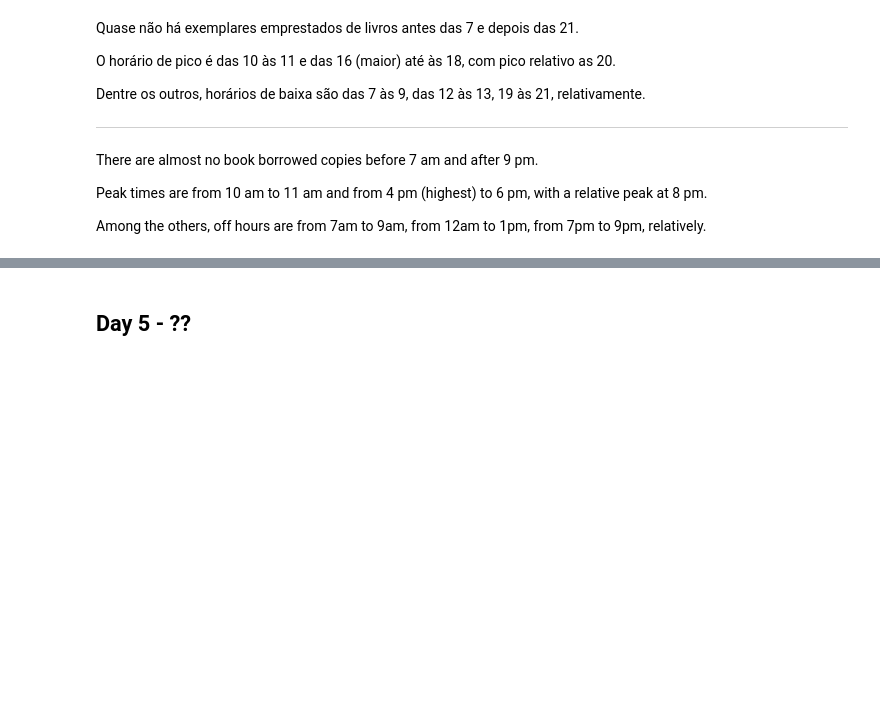
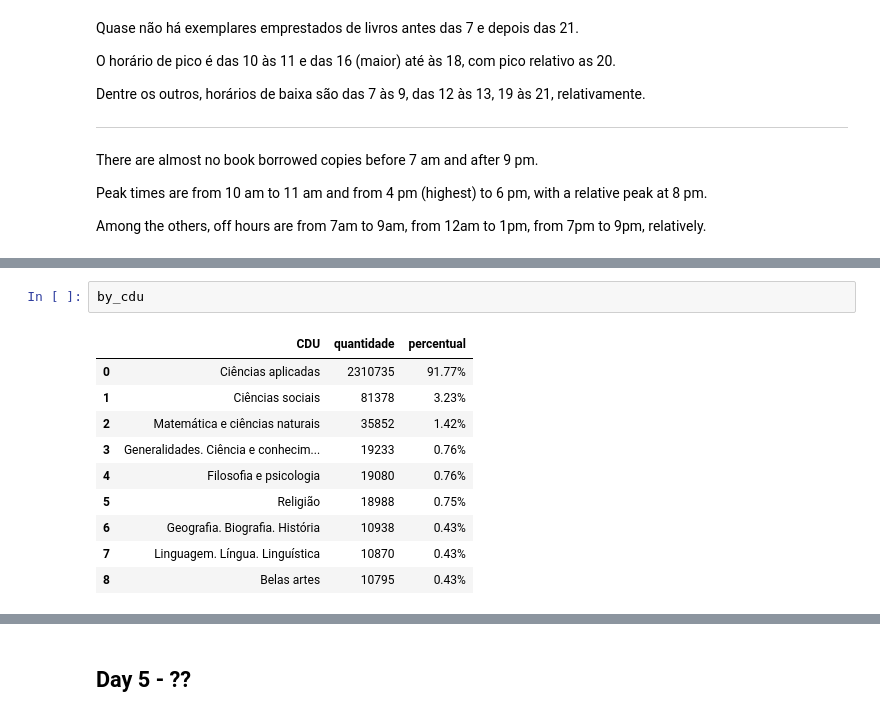
Before and after one commit to migueltosi/UFRN-Library-Data-Analysis, a Jupyter notebook: UFRN_Library.ipynb, the cells around one changed output, grey strips where cells are left out. Drawn from its saved outputs; the diff is of its cells as text; blank space fills up the shorter version.

```diff
--- a/UFRN_Library.ipynb
+++ b/UFRN_Library.ipynb
@@ -512,0 +613,13 @@ Among the others, off hours are from 7am to 9am, from 12am to 1pm, from 7pm to 9
+# %%
+by_cdu
+# %% [output]
+|  | CDU | quantidade | percentual |
+| 0 | Ciências aplicadas | 2310735 | 91.77% |
+| 1 | Ciências sociais | 81378 | 3.23% |
+| 2 | Matemática e ciências naturais | 35852 | 1.42% |
+| 3 | Generalidades. Ciência e conhecim... | 19233 | 0.76% |
+| 4 | Filosofia e psicologia | 19080 | 0.76% |
+| 5 | Religião | 18988 | 0.75% |
+| 6 | Geografia. Biografia. História | 10938 | 0.43% |
+| 7 | Linguagem. Língua. Linguística | 10870 | 0.43% |
+| 8 | Belas artes | 10795 | 0.43% |
```
Also changed, not shown: parts of 15 cells of this notebook.
